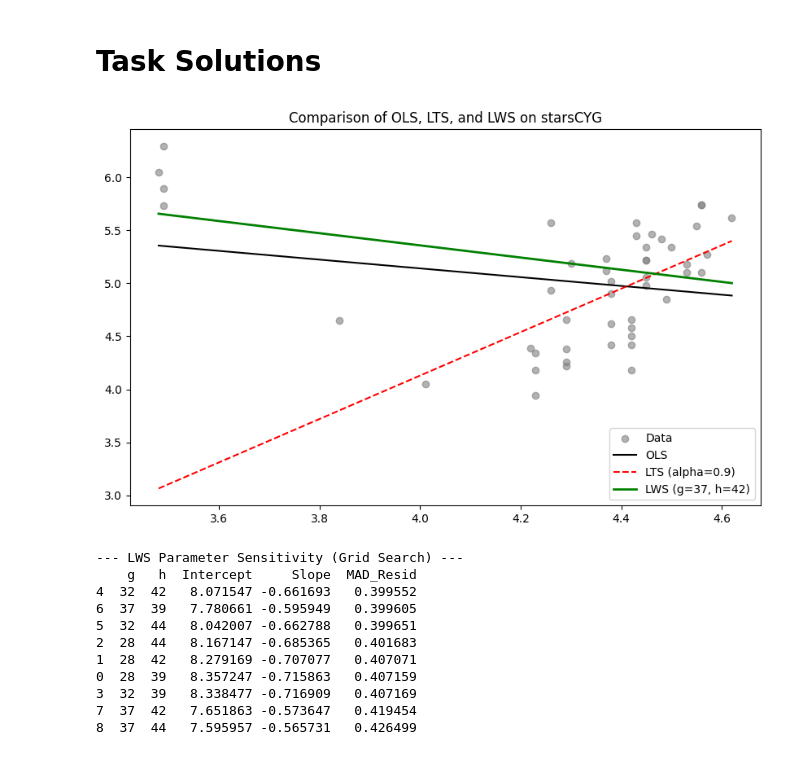
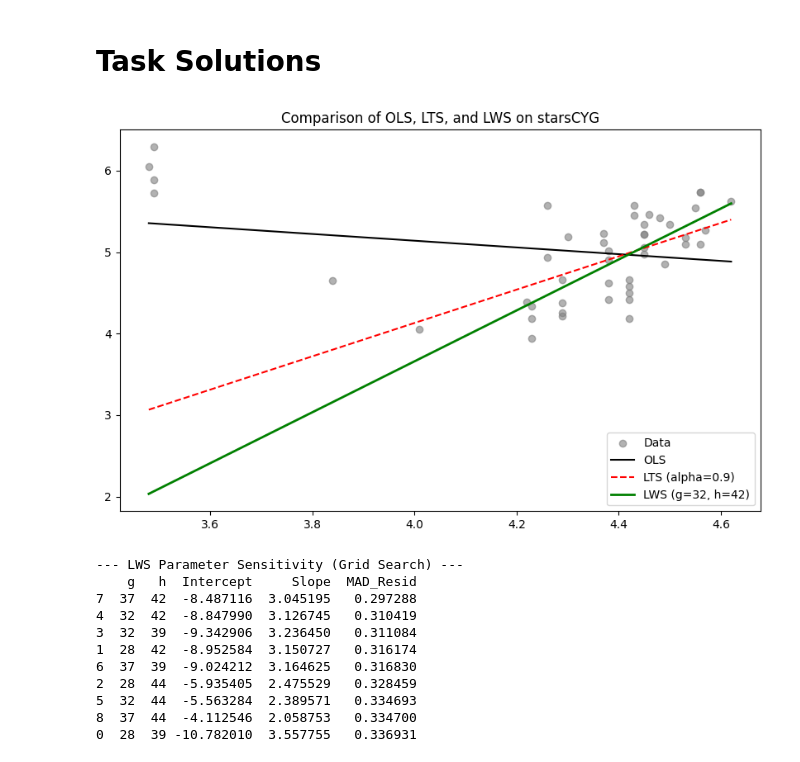
Before and after one commit to francji1/01RAD, a Jupyter notebook: code/Homework_09_Vesely.ipynb, the cells around one changed output. Saved outputs shown, nothing was run; the diff lists cells and outputs as text; code cells hidden in the pictures.

```diff
--- a/code/Homework_09_Vesely.ipynb
+++ b/code/Homework_09_Vesely.ipynb
@@ -133,18 +286,40 @@ def least_trimmed_squares(x, y, alpha=0.9, max_iter=1000, tol=1e-6, n_starts=100
 StarsCYG data loaded successfully.
 # %% [markdown]
 # Task Solutions
+# %%
+def Weights2(n, g, h):
+    """
+    Generate decreasing weight profile for LWS.
+
+    0 .. g-1 : "plné" váhy, hladký pokles 1 -> ~0.9
+    g .. h-1 : rychlý pokles ~0.9 -> >0
+    h .. n-1 : 0
+    """
+    import numpy as np
+
+    w = np.zeros(n, dtype=float)
+    # 1) plný úsek: 1 ->  0.9
+    if g > 0:
+        if g == 1:
+            w[0] = 1.0
+        else:
+            # endpoint=False zajistí, že poslední hodnota < 0.9
+            w[:g] = np.linspace(1.0, 0.9, g, endpoint=False)
+    # 2) rychle klesající úsek: 0.9 -> >0 (0 bude až od indexu h)
+    if h > g:
+        m = h - g
+        if m == 1:
+            w[g] = 0.9
+        else:
+            # opět endpoint=False, takže poslední hodnota > 0
+            w[g:h] = np.linspace(0.9, 0.0, m, endpoint=False)
+    # 3) od h do n zůstávají nuly
+    return w
 # %%
 # Task 1 & 2: LWS Implementation and Comparison
 
-def Weights2(n, g, h):
-    '''Generate weights for LWS.'''
-    w = np.zeros(n)
-    if g > 0: w[:g] = np.linspace(1, 0.9, g)
-    if h > g: w[g:h] = np.linspace(0.9, 0, h - g)
-    return w
-
 n_stars = len(y_stars)
-g_param = int(0.8 * n_stars)
+g_param = int(0.7 * n_stars)
 h_param = int(0.9 * n_stars)
 w_stars = Weights2(n_stars, g_param, h_param)
 
@@ -152,45 +327,45 @@ lws_fit = lws(y_stars, X_stars, w_stars, niter=100)
 lws_params = lws_fit['b']
 ols_re = sm.OLS(y_stars, X_stars).fit()
 lts_p, _ = least_trimmed_squares(dta['log.Te'], dta['log.light'], alpha=0.9, max_iter=20)
 
 fig, ax = plt.subplots(figsize=(10, 6))
 ax.scatter(dta['log.Te'], dta['log.light'], color='gray', alpha=0.6, label='Data')
 ax.plot(x_grid, ols_re.predict(X_grid), color='black', label='OLS')
 ax.plot(x_grid, X_grid @ lts_p, color='red', linestyle='--', label='LTS (alpha=0.9)')
 ax.plot(x_grid, X_grid @ lws_params, color='green', linewidth=2, label=f'LWS (g={g_param}, h={h_param})')
 ax.set_title('Comparison of OLS, LTS, and LWS on starsCYG')
 ax.legend()
 plt.show()
 
 # Parameter Sensitivity (Grid Search over g, h)
 print("--- LWS Parameter Sensitivity (Grid Search) ---")
 results_grid = []
 g_range = [int(p * n_stars) for p in [0.6, 0.7, 0.8]]
 h_range = [int(p * n_stars) for p in [0.85, 0.9, 0.95]]
 
 for g_try in g_range:
     for h_try in h_range:
         if h_try <= g_try: continue
         w_try = Weights2(n_stars, g_try, h_try)
         res = lws(y_stars, X_stars, w_try, niter=20)
         resid = y_stars - X_stars @ res['b']
         mad_res = stats.median_abs_deviation(resid)
         results_grid.append({'g': g_try, 'h': h_try, 'Intercept': res['b'][0], 'Slope': res['b'][1], 'MAD_Resid': mad_res})
 
 display(pd.DataFrame(results_grid).sort_values('MAD_Resid'))
 # %% [output]
-[figure, old version]
+[figure, new version]
 --- LWS Parameter Sensitivity (Grid Search) ---
     g   h  Intercept     Slope  MAD_Resid
-4  32  42   8.071547 -0.661693   0.399552
-6  37  39   7.780661 -0.595949   0.399605
-5  32  44   8.042007 -0.662788   0.399651
-2  28  44   8.167147 -0.685365   0.401683
-1  28  42   8.279169 -0.707077   0.407071
-0  28  39   8.357247 -0.715863   0.407159
-3  32  39   8.338477 -0.716909   0.407169
-7  37  42   7.651863 -0.573647   0.419454
-8  37  44   7.595957 -0.565731   0.426499
+7  37  42  -8.487116  3.045195   0.297288
+4  32  42  -8.847990  3.126745   0.310419
+3  32  39  -9.342906  3.236450   0.311084
+1  28  42  -8.952584  3.150727   0.316174
+6  37  39  -9.024212  3.164625   0.316830
+2  28  44  -5.935405  2.475529   0.328459
+5  32  44  -5.563284  2.389571   0.334693
+8  37  44  -4.112546  2.058753   0.334700
+0  28  39 -10.782010  3.557755   0.336931
 # %%
 # Task 3, 4, 5: Comprehensive Simulation (Consistency & Outlier Handling)
 
```
Also changed, not shown: parts of 3 cells of this notebook.
